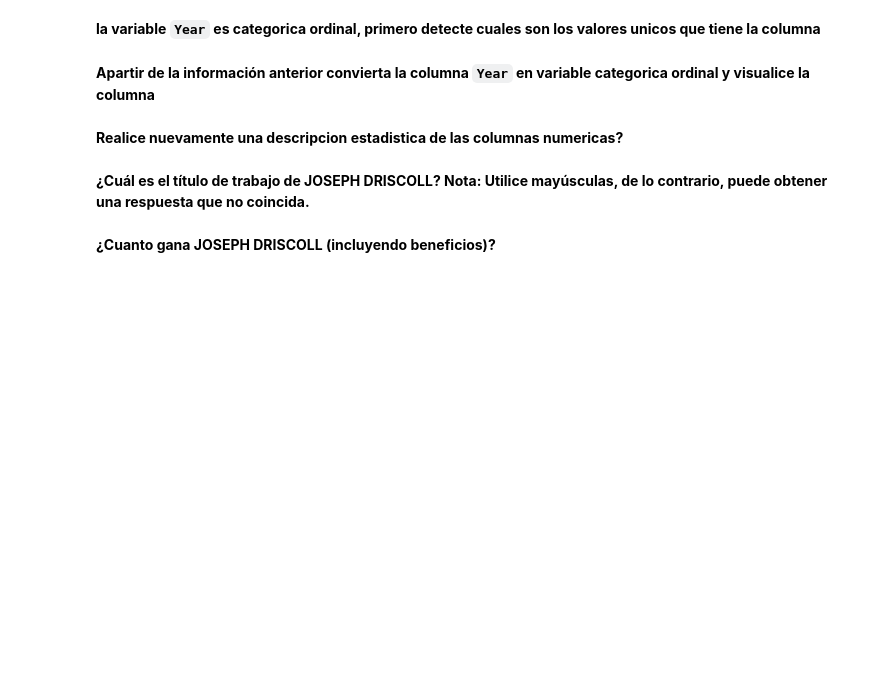
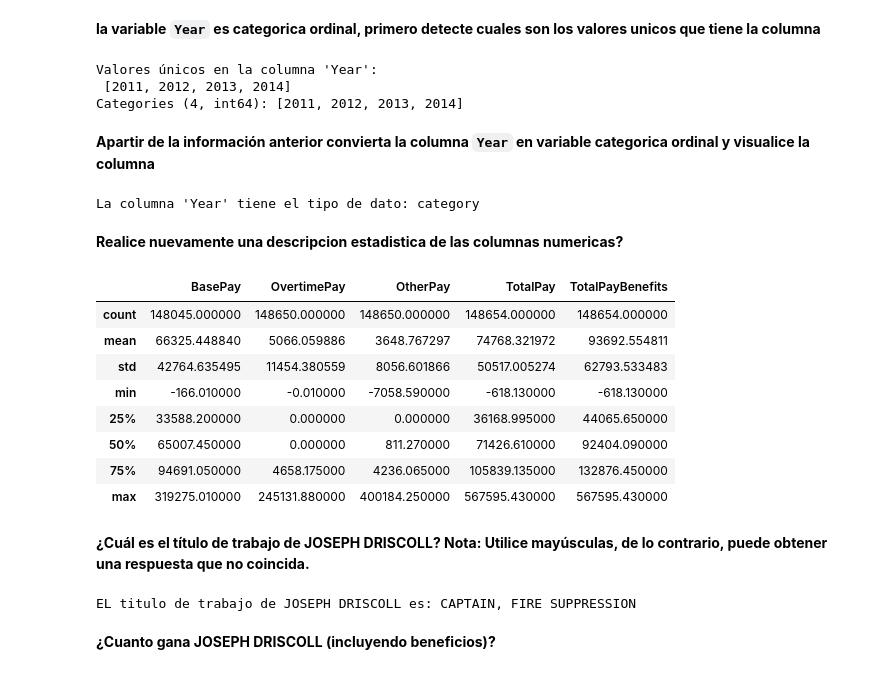
Before and after one commit to killermoes/ciencia_datos-, a Jupyter notebook: notebooks/Tareas_pandas/tarea_01_pandas_ingestion.ipynb, the cells around one changed output. Drawn from its saved outputs; the diff is of its cells as text; code cells hidden in the pictures; blank space fills up the shorter version.

```diff
--- a/notebooks/Tareas_pandas/tarea_01_pandas_ingestion.ipynb
+++ b/notebooks/Tareas_pandas/tarea_01_pandas_ingestion.ipynb
@@ -232,2 +282,10 @@ memory usage: 12.5 MB
+# %%
+# Copie el código aca
+valores_uni_year = df["Year"].unique()
+print("Valores únicos en la columna 'Year':\n", valores_uni_year)
+# %% [output]
+Valores únicos en la columna 'Year':
+ [2011, 2012, 2013, 2014]
+Categories (4, int64): [2011, 2012, 2013, 2014]
 # %% [markdown]
 **Apartir de la información anterior convierta la columna `Year` en variable categorica ordinal y visualice la columna**
@@ -236,6 +298,22 @@ memory usage: 12.5 MB
+# %%
+print("La columna 'Year' tiene el tipo de dato:", df["Year"].dtypes)
+# %% [output]
+La columna 'Year' tiene el tipo de dato: category
 # %% [markdown]
 **Realice nuevamente una descripcion estadistica de las columnas numericas?**
 # %%
 # Copie el código aca
+columnas_numericas = df.select_dtypes(include=['float64'])
+df[columnas_numericas.columns].describe()
+# %% [output]
+|  | BasePay | OvertimePay | OtherPay | TotalPay | TotalPayBenefits |
+| count | 148045.000000 | 148650.000000 | 148650.000000 | 148654.000000 | 148654.000000 |
+| mean | 66325.448840 | 5066.059886 | 3648.767297 | 74768.321972 | 93692.554811 |
+| std | 42764.635495 | 11454.380559 | 8056.601866 | 50517.005274 | 62793.533483 |
+| min | -166.010000 | -0.010000 | -7058.590000 | -618.130000 | -618.130000 |
+| 25% | 33588.200000 | 0.000000 | 0.000000 | 36168.995000 | 44065.650000 |
+| 50% | 65007.450000 | 0.000000 | 811.270000 | 71426.610000 | 92404.090000 |
+| 75% | 94691.050000 | 4658.175000 | 4236.065000 | 105839.135000 | 132876.450000 |
+| max | 319275.010000 | 245131.880000 | 400184.250000 | 567595.430000 | 567595.430000 |
 # %% [markdown]
 **¿Cuál es el título de trabajo de JOSEPH DRISCOLL? Nota: Utilice mayúsculas, de lo contrario, puede obtener una respuesta que no coincida.**
@@ -244,2 +320,7 @@ memory usage: 12.5 MB
+# %%
+# Copie el código aca
+print("EL titulo de trabajo de JOSEPH DRISCOLL es:", df[df["EmployeeName"] == "JOSEPH DRISCOLL"]["JobTitle"].values[0])
+# %% [output]
+EL titulo de trabajo de JOSEPH DRISCOLL es: CAPTAIN, FIRE SUPPRESSION
 # %% [markdown]
 **¿Cuanto gana JOSEPH DRISCOLL (incluyendo beneficios)?**
```
Also changed, not shown: parts of 35 cells of this notebook.
